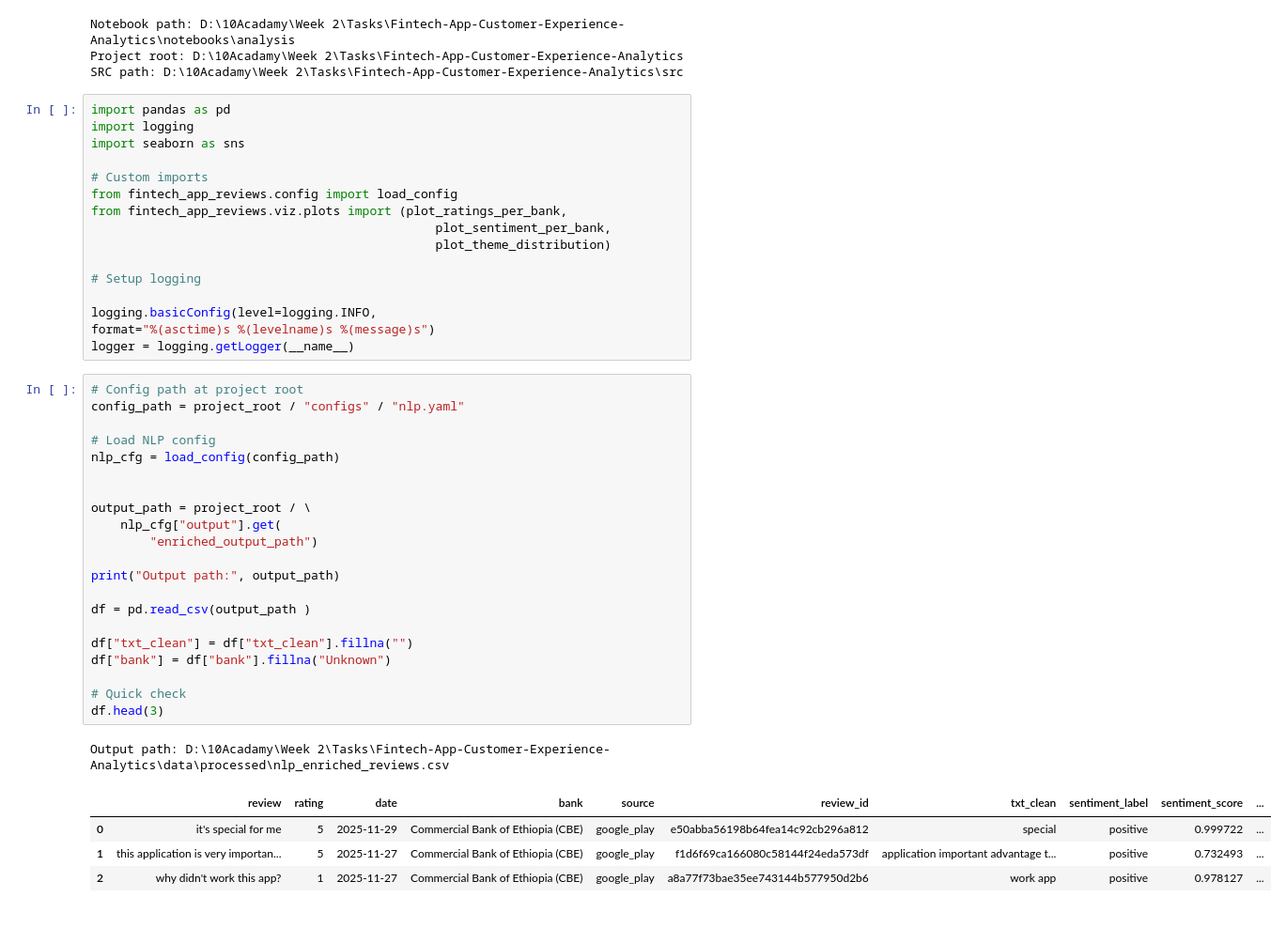
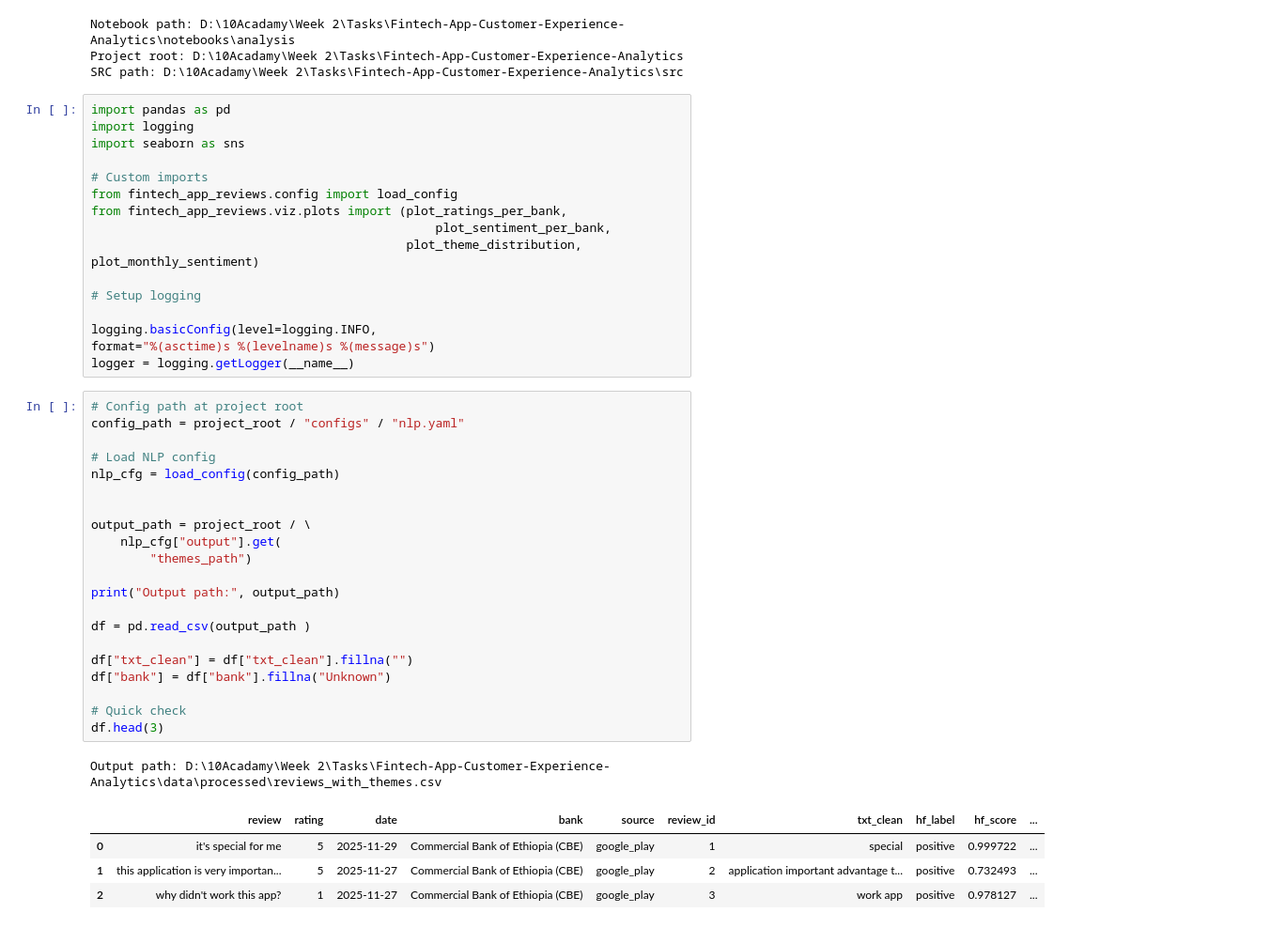
Before and after one commit to tib-dev/Fintech-App-Customer-Experience-Analytics, a Jupyter notebook: notebooks/analysis/insight_and_recommendation.ipynb, the cells around one changed output. Shown: that part at 94% size. Saved outputs shown, nothing was run; the diff lists cells and outputs as text.

```diff
--- a/notebooks/analysis/insight_and_recommendation.ipynb
+++ b/notebooks/analysis/insight_and_recommendation.ipynb
@@ -35,7 +35,7 @@ import seaborn as sns
 from fintech_app_reviews.config import load_config
 from fintech_app_reviews.viz.plots import (plot_ratings_per_bank,
                                                plot_sentiment_per_bank,
-                                               plot_theme_distribution)
+                                           plot_theme_distribution, plot_monthly_sentiment)
 
 # Setup logging
 
@@ -45,27 +45,27 @@ logger = logging.getLogger(__name__)
 # %%
 # Config path at project root
 config_path = project_root / "configs" / "nlp.yaml"
 
 # Load NLP config
 nlp_cfg = load_config(config_path)
 
 
 output_path = project_root / \
     nlp_cfg["output"].get(
-        "enriched_output_path")
+        "themes_path")
 
 print("Output path:", output_path)
 
 df = pd.read_csv(output_path )
 
 df["txt_clean"] = df["txt_clean"].fillna("")
 df["bank"] = df["bank"].fillna("Unknown")
 
 # Quick check
 df.head(3)
 # %% [output]
-Output path: D:\10Acadamy\Week 2\Tasks\Fintech-App-Customer-Experience-Analytics\data\processed\nlp_enriched_reviews.csv
+Output path: D:\10Acadamy\Week 2\Tasks\Fintech-App-Customer-Experience-Analytics\data\processed\reviews_with_themes.csv
-|  | review | rating | date | bank | source | review_id | txt_clean | sentiment_label | sentiment_score | ... |
-| 0 | it's special for me | 5 | 2025-11-29 | Commercial Bank of Ethiopia (CBE) | google_play | e50abba56198b64fea14c92cb296a812 | special | positive | 0.999722 | ... |
-| 1 | this application is very importan... | 5 | 2025-11-27 | Commercial Bank of Ethiopia (CBE) | google_play | f1d6f69ca166080c58144f24eda573df | application important advantage t... | positive | 0.732493 | ... |
-| 2 | why didn't work this app? | 1 | 2025-11-27 | Commercial Bank of Ethiopia (CBE) | google_play | a8a77f73bae35ee743144b577950d2b6 | work app | positive | 0.978127 | ... |
+|  | review | rating | date | bank | source | review_id | txt_clean | hf_label | hf_score | ... |
+| 0 | it's special for me | 5 | 2025-11-29 | Commercial Bank of Ethiopia (CBE) | google_play | 1 | special | positive | 0.999722 | ... |
+| 1 | this application is very importan... | 5 | 2025-11-27 | Commercial Bank of Ethiopia (CBE) | google_play | 2 | application important advantage t... | positive | 0.732493 | ... |
+| 2 | why didn't work this app? | 1 | 2025-11-27 | Commercial Bank of Ethiopia (CBE) | google_play | 3 | work app | positive | 0.978127 | ... |
```
Also changed, not shown: parts of 7 cells of this notebook.
